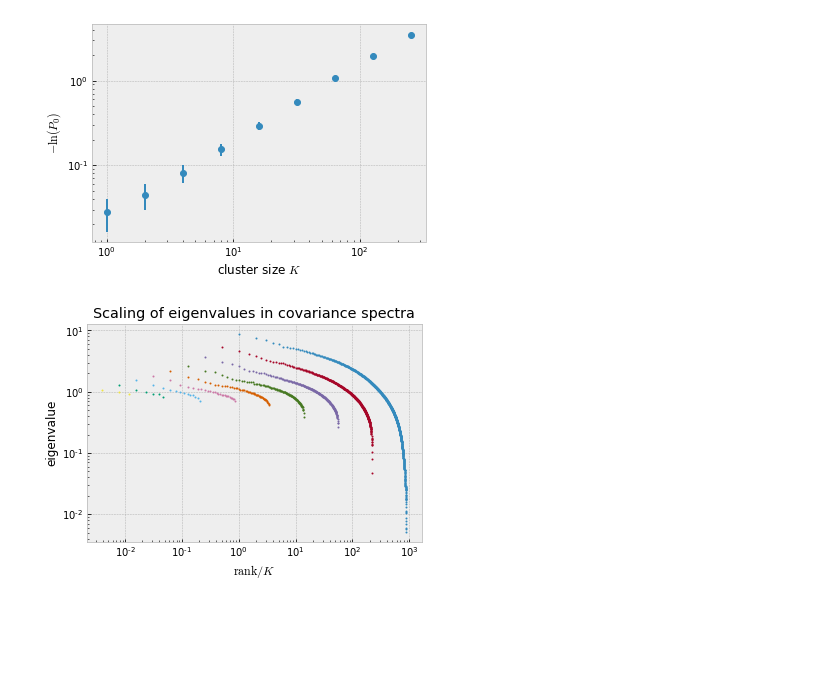
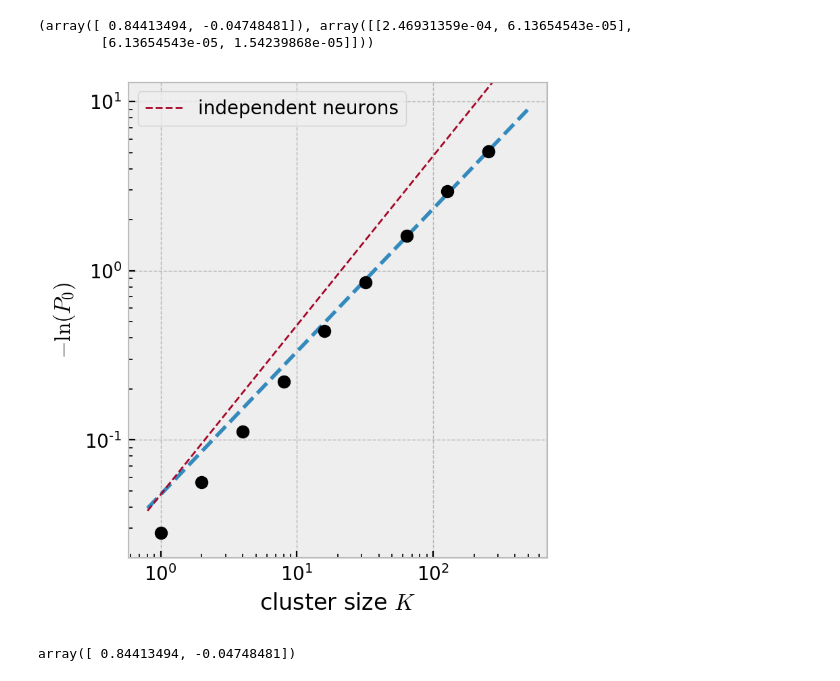
Before and after one commit to manuel-rhdt/neuronal-correlations, a Jupyter notebook: Notebook.ipynb, the cells around one changed output. Saved outputs shown, nothing was run; the diff lists cells and outputs as text; code cells hidden in the pictures; blank space fills up the shorter version.

```diff
--- a/Notebook.ipynb
+++ b/Notebook.ipynb
@@ -20,0 +13,4 @@ rdata = neurenorm.perform_renormalization(data, times = 8)
+# %%
+# This returns a list of the different renormalization steps
+clusterings = neurenorm.cluster_recursive(data, 9, clustering_strategy='random')
+rdata = [neurenorm.apply_clustering(data, clusters) for clusters in clusterings]
@@ -32,10 +55,12 @@ plt.show()
 # %%
-for subdata in rdata[::2]:
-    x, y = neurenorm.make_histogram(subdata)
+for i in [0, 4, 6, 7, 8]:
+    x, y = neurenorm.make_histogram(rdata[i])
     plt.yscale('log')
     plt.xlim(-0.5,8.5)
-    plt.plot(x, y)
+    plt.plot(x, y, label="$K={}$".format(2**i))
 plt.ylabel('probability density')
 plt.xlabel('normalized activity')
+plt.legend(loc=0)
+plt.ylim(0.6*10**-4, 2)
 plt.show()
 # %% [output]
@@ -43,29 +68,33 @@ plt.show()
 # %%
-p_zero, p_errs, cluster_sizes = neurenorm.compute_p_trajectory(rdata)
+p_zero, p_errs, cluster_sizes = neurenorm.compute_p_trajectory(rdata[:-1])
 # %%
 def neg_log(data):
     return -np.log(data)
+# %%
+# Fitting the exponents to the P_0 curve
+
+f = lambda x, beta, a: -a * np.power(x, beta)
+popt, perr = curve_fit(f, cluster_sizes, neg_log(p_zero))
+# %%
+popt, perr
+# %% [output]
+(array([ 0.84413494, -0.04748481]), array([[2.46931359e-04, 6.13654543e-05],
+        [6.13654543e-05, 1.54239868e-05]]))
 # %%
-errs = neg_log(p_zero + p_errs / 2) - neg_log(p_zero - p_errs / 2)
-plt.errorbar(cluster_sizes, neg_log(p_zero), yerr=errs, fmt='o')
+x = np.linspace(.8, 500, 100)
+plt.plot(x, f(x, *popt), '--')
+plt.plot(x, f(x, 1.0, popt[1]), '--', linewidth=1, label="independent neurons")
+plt.errorbar(cluster_sizes, neg_log(p_zero), fmt='ko')
 plt.yscale('log')
 plt.xscale('log')
+plt.ylim(.02, 13)
 plt.xlabel('cluster size $K$')
 plt.ylabel('$-\ln(P_0)$')
+plt.legend()
 plt.show()
 # %% [output]
-[figure, old version]
+[figure, new version]
-# %%
-for index, subdata in enumerate(rdata):
-    eig_vals = neurenorm.correlation_matrix_eigenvalues_sorted(subdata)
-    x = np.arange(1, len(eig_vals) + 1) / (2**index)
-    plt.plot(x, eig_vals, 'o', markersize=1)
-
-plt.yscale('log')
-plt.xscale('log')
-plt.xlabel('$\mathrm{rank} / K$')
-plt.ylabel('eigenvalue')
-plt.title('Scaling of eigenvalues in covariance spectra')
-plt.show()
-# %% [output]
-[figure, removed]
+# %%
+popt
+# %% [output]
+array([ 0.84413494, -0.04748481])
```
Also changed, not shown: parts of 8 cells of this notebook, 15 other files.
